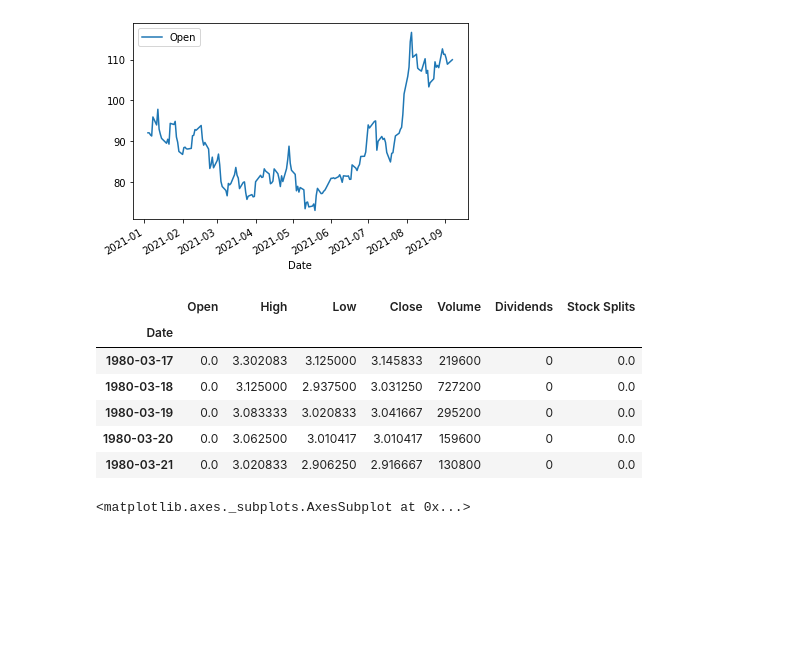
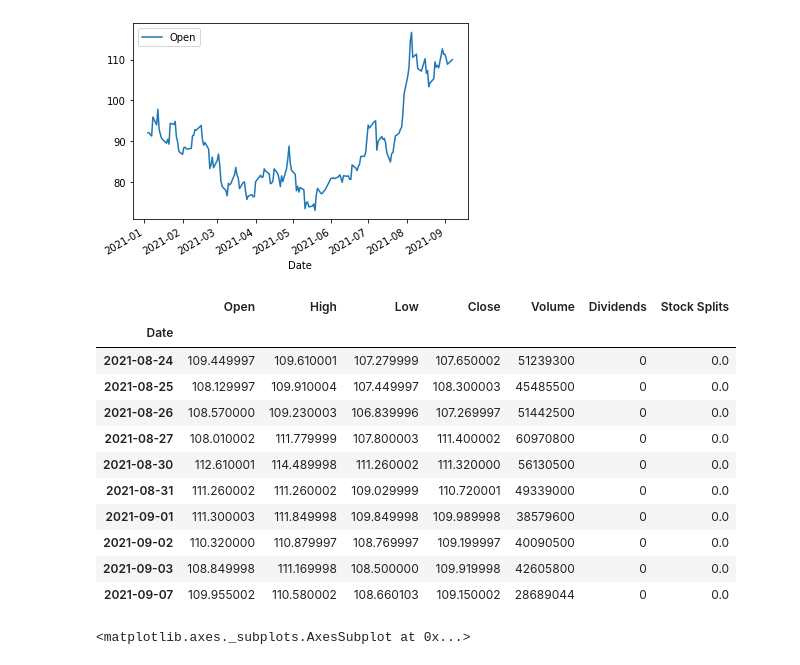
Before and after one commit to A-Alexandrov2021/Projects, a Jupyter notebook: Final_Assignment_Library_new_Apple.ipynb, the cells around one changed output. Cells and saved outputs as stored; diff of their text form; code cells hidden in the pictures; blank space fills up the shorter version.

```diff
--- a/Final_Assignment_Library_new_Apple.ipynb
+++ b/Final_Assignment_Library_new_Apple.ipynb
@@ -211,15 +207,20 @@ amd_share_price_data.plot(x="Date", y="Open")
 [figure]
 # %%
 amd_share_price_data = amd.history(period="max")
-amd_share_price_data.head()
+amd_share_price_data.tail(10)
 # %% [output]
 |  | Open | High | Low | Close | Volume | Dividends | Stock Splits |
 | Date |  |  |  |  |  |  |  |
-| 1980-03-17 | 0.0 | 3.302083 | 3.125000 | 3.145833 | 219600 | 0 | 0.0 |
-| 1980-03-18 | 0.0 | 3.125000 | 2.937500 | 3.031250 | 727200 | 0 | 0.0 |
-| 1980-03-19 | 0.0 | 3.083333 | 3.020833 | 3.041667 | 295200 | 0 | 0.0 |
-| 1980-03-20 | 0.0 | 3.062500 | 3.010417 | 3.010417 | 159600 | 0 | 0.0 |
-| 1980-03-21 | 0.0 | 3.020833 | 2.906250 | 2.916667 | 130800 | 0 | 0.0 |
+| 2021-08-24 | 109.449997 | 109.610001 | 107.279999 | 107.650002 | 51239300 | 0 | 0.0 |
+| 2021-08-25 | 108.129997 | 109.910004 | 107.449997 | 108.300003 | 45485500 | 0 | 0.0 |
+| 2021-08-26 | 108.570000 | 109.230003 | 106.839996 | 107.269997 | 51442500 | 0 | 0.0 |
+| 2021-08-27 | 108.010002 | 111.779999 | 107.800003 | 111.400002 | 60970800 | 0 | 0.0 |
+| 2021-08-30 | 112.610001 | 114.489998 | 111.260002 | 111.320000 | 56130500 | 0 | 0.0 |
+| 2021-08-31 | 111.260002 | 111.260002 | 109.029999 | 110.720001 | 49339000 | 0 | 0.0 |
+| 2021-09-01 | 111.300003 | 111.849998 | 109.849998 | 109.989998 | 38579600 | 0 | 0.0 |
+| 2021-09-02 | 110.320000 | 110.879997 | 108.769997 | 109.199997 | 40090500 | 0 | 0.0 |
+| 2021-09-03 | 108.849998 | 111.169998 | 108.500000 | 109.919998 | 42605800 | 0 | 0.0 |
+| 2021-09-07 | 109.955002 | 110.580002 | 108.660103 | 109.150002 | 28689044 | 0 | 0.0 |
 # %%
 amd_share_price_data.reset_index(inplace=True)
 amd_share_price_data.plot(x="Date", y="Open")
```
Also changed, not shown: parts of 2 cells of this notebook.
